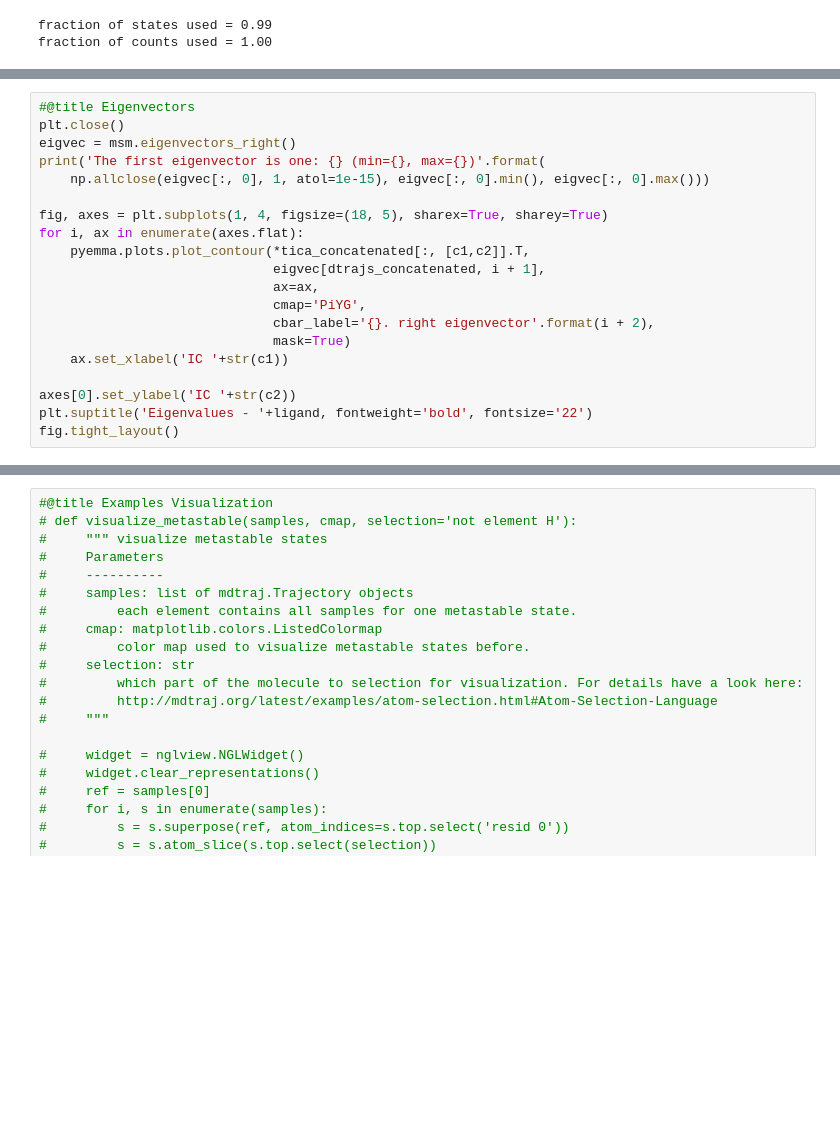
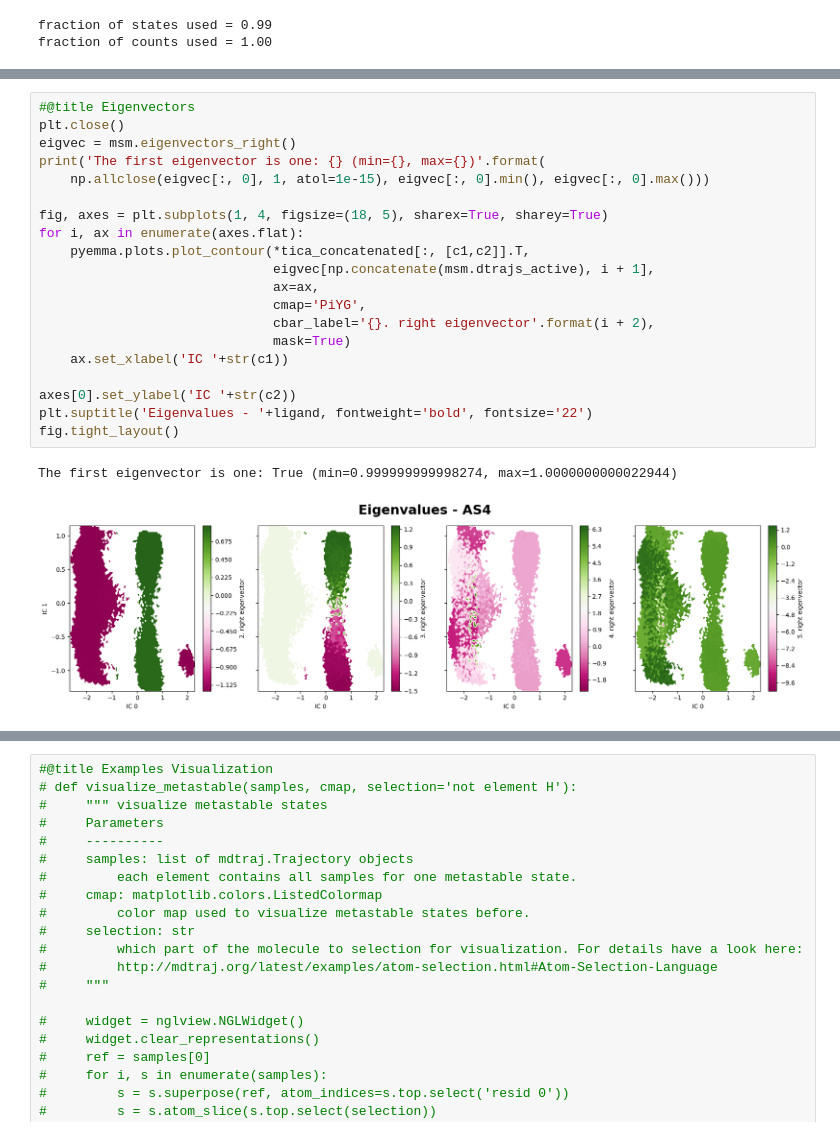
Before and after one commit to saguileran/MD-SCPI, a Jupyter notebook: NoteBooks/PyEMMA_AS4.ipynb, the cells around one changed output, grey strips where cells are left out. Drawn from its saved outputs; the diff is of its cells as text; blank space fills up the shorter version.

```diff
--- a/NoteBooks/PyEMMA_AS4.ipynb
+++ b/NoteBooks/PyEMMA_AS4.ipynb
@@ -265,23 +270,26 @@ fig.tight_layout()
 # %%
 #@title Eigenvectors
 plt.close()
 eigvec = msm.eigenvectors_right()
 print('The first eigenvector is one: {} (min={}, max={})'.format(
     np.allclose(eigvec[:, 0], 1, atol=1e-15), eigvec[:, 0].min(), eigvec[:, 0].max()))
 
 fig, axes = plt.subplots(1, 4, figsize=(18, 5), sharex=True, sharey=True)
 for i, ax in enumerate(axes.flat):
     pyemma.plots.plot_contour(*tica_concatenated[:, [c1,c2]].T,
-                              eigvec[dtrajs_concatenated, i + 1],
+                              eigvec[np.concatenate(msm.dtrajs_active), i + 1],
                               ax=ax,
                               cmap='PiYG',
                               cbar_label='{}. right eigenvector'.format(i + 2),
                               mask=True)
     ax.set_xlabel('IC '+str(c1))
 
 axes[0].set_ylabel('IC '+str(c2))
 plt.suptitle('Eigenvalues - '+ligand, fontweight='bold', fontsize='22')
 fig.tight_layout()
+# %% [output]
+The first eigenvector is one: True (min=0.999999999998274, max=1.0000000000022944)
+[figure, added]
 # %%
 #@title PCCA - Metastable Distributions
 
```
Also changed, not shown: parts of 12 cells of this notebook.
